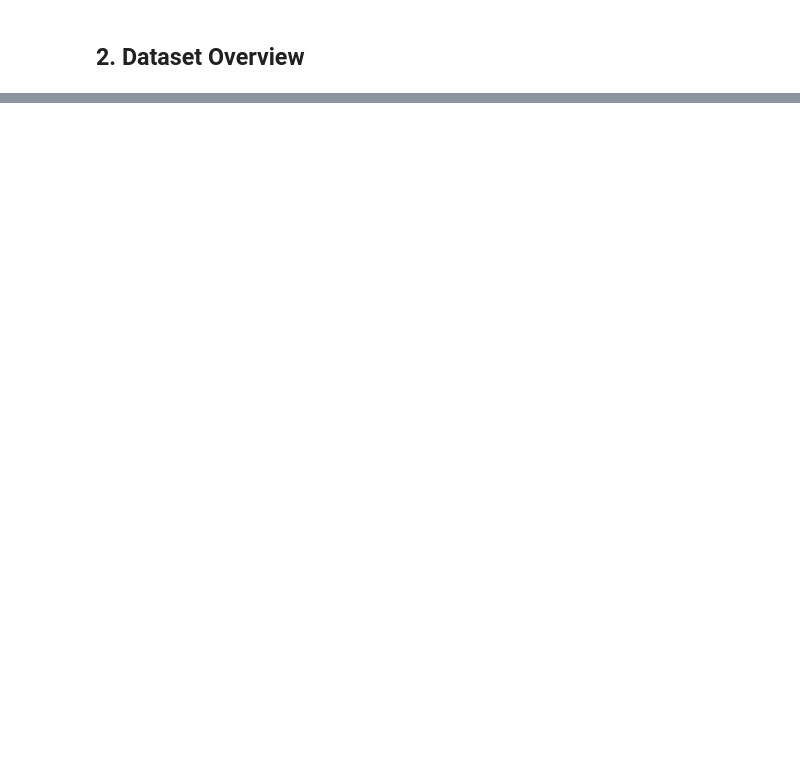
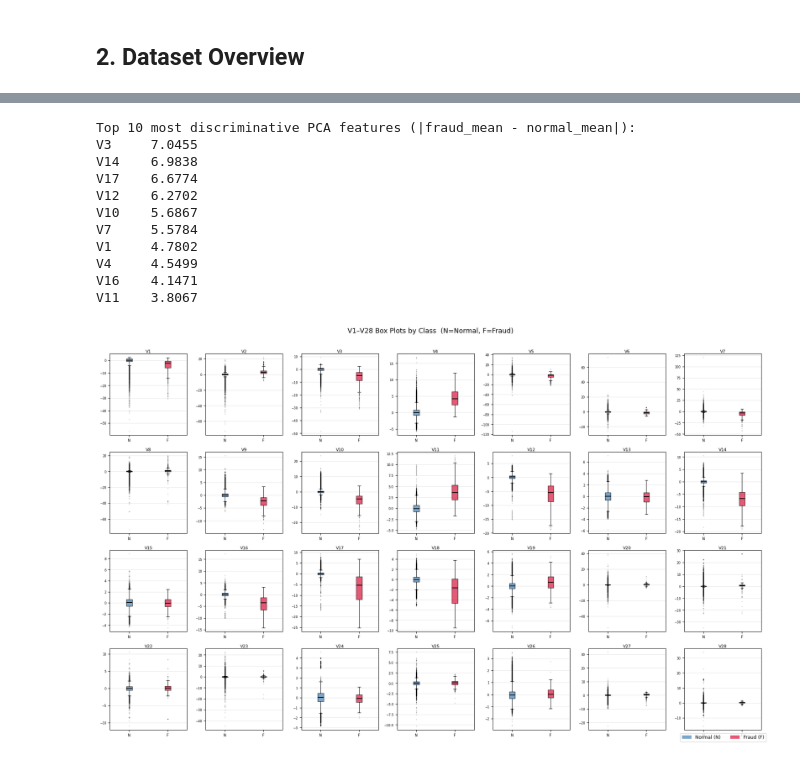
Before and after one commit to Nanokwok/Deep-Loan-Default-VAE, a Jupyter notebook: notebooks/01_eda.ipynb, the cells around one changed output, grey strips where cells are left out. Cells and saved outputs as stored; diff of their text form; code cells hidden in the pictures; blank space fills up the shorter version.

```diff
--- a/notebooks/01_eda.ipynb
+++ b/notebooks/01_eda.ipynb
@@ -235,0 +184,60 @@ Saved → reports/figures/03_feature_distributions.png
+# %%
+v_cols = [f'V{i}' for i in range(1, 29)]
+
+# Mean absolute deviation from 0 per feature, split by class
+normal_means = normal[v_cols].mean()
+fraud_means  = fraud[v_cols].mean()
+separation   = (fraud_means - normal_means).abs().sort_values(ascending=False)
+
+print('Top 10 most discriminative PCA features (|fraud_mean - normal_mean|):')
+print(separation.head(10).round(4).to_string())
+
+fig, axes = plt.subplots(4, 7, figsize=(18, 11))
+axes = axes.flatten()
+
+for i, col in enumerate(v_cols):
+    ax = axes[i]
+    data = [normal[col].values, fraud[col].values]
+    bp = ax.boxplot(data, patch_artist=True,
+                    medianprops={'color': 'black', 'linewidth': 1.5},
+                    flierprops={'marker': '.', 'markersize': 1, 'alpha': 0.3},
+                    whiskerprops={'linewidth': 0.8},
+                    capprops={'linewidth': 0.8})
+    bp['boxes'][0].set_facecolor('steelblue')
+    bp['boxes'][0].set_alpha(0.7)
+    bp['boxes'][1].set_facecolor('crimson')
+    bp['boxes'][1].set_alpha(0.7)
+    ax.set_title(col, fontsize=8, pad=2)
+    ax.set_xticks([1, 2])
+    ax.set_xticklabels(['N', 'F'], fontsize=7)
+    ax.tick_params(axis='y', labelsize=6)
+    ax.grid(axis='y', alpha=0.3)
+
+# Hide the 28th+1 unused subplot
+for j in range(len(v_cols), len(axes)):
+    axes[j].set_visible(False)
+
+fig.legend(
+    handles=[
+        plt.Rectangle((0,0),1,1, fc='steelblue', alpha=0.7, label='Normal (N)'),
+        plt.Rectangle((0,0),1,1, fc='crimson',   alpha=0.7, label='Fraud (F)'),
+    ],
+    loc='lower right', fontsize=9, ncol=2,
+)
+plt.suptitle('V1–V28 Box Plots by Class  (N=Normal, F=Fraud)', fontsize=13, y=1.01)
+plt.tight_layout()
+plt.savefig('../reports/figures/pca_feature_boxplots.png', dpi=150, bbox_inches='tight')
+plt.show()
+# %% [output]
+Top 10 most discriminative PCA features (|fraud_mean - normal_mean|):
+V3     7.0455
+V14    6.9838
+V17    6.6774
+V12    6.2702
+V10    5.6867
+V7     5.5784
+V1     4.7802
+V4     4.5499
+V16    4.1471
+V11    3.8067
+[figure, added]
```
Also changed, not shown: parts of 36 cells of this notebook, 21 other files.
